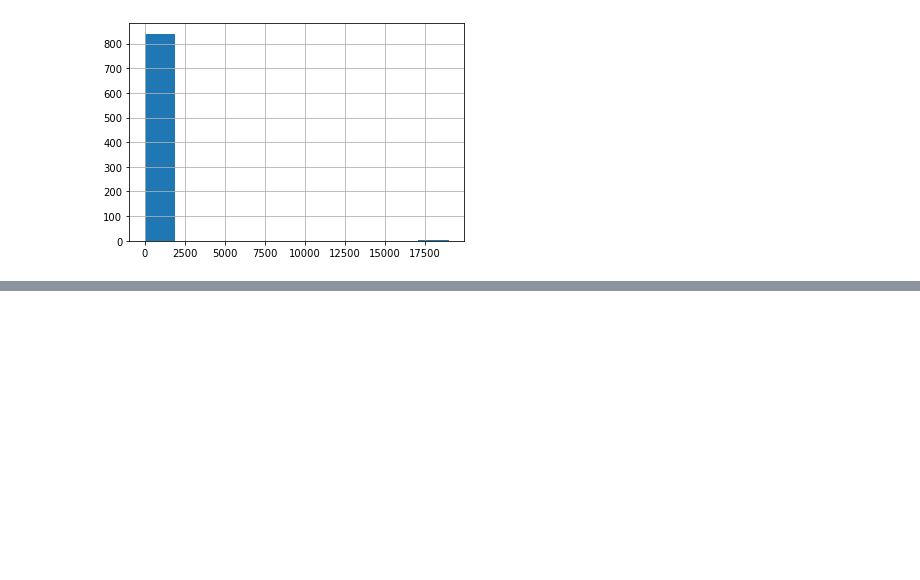
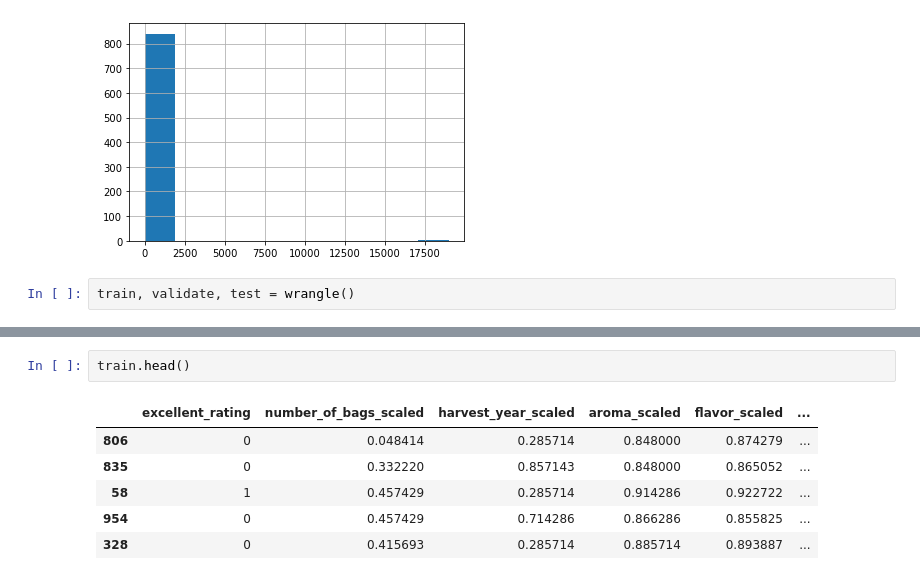
Before and after one commit to joshuamchavez2/Drivers-for-Excellent-Coffee, a Jupyter notebook: draft_clean.ipynb, the cells around one changed output, grey strips where cells are left out. Drawn from its saved outputs; the diff is of its cells as text; blank space fills up the shorter version.

```diff
--- a/draft_clean.ipynb
+++ b/draft_clean.ipynb
@@ -885,3 +885,5 @@ df.bag_weight.hist()
 # %% [output]
 <AxesSubplot:>
 [figure]
+# %%
+train, validate, test = wrangle()
@@ -887,0 +910,9 @@ df.bag_weight.hist()
+# %%
+train.head()
+# %% [output]
+|  | excellent_rating | number_of_bags_scaled | harvest_year_scaled | aroma_scaled | flavor_scaled | ... |
+| 806 | 0 | 0.048414 | 0.285714 | 0.848000 | 0.874279 | ... |
+| 835 | 0 | 0.332220 | 0.857143 | 0.848000 | 0.865052 | ... |
+| 58 | 1 | 0.457429 | 0.285714 | 0.914286 | 0.922722 | ... |
+| 954 | 0 | 0.457429 | 0.714286 | 0.866286 | 0.855825 | ... |
+| 328 | 0 | 0.415693 | 0.285714 | 0.885714 | 0.893887 | ... |
```
Also changed, not shown: parts of 5 cells of this notebook, 3 other files.
